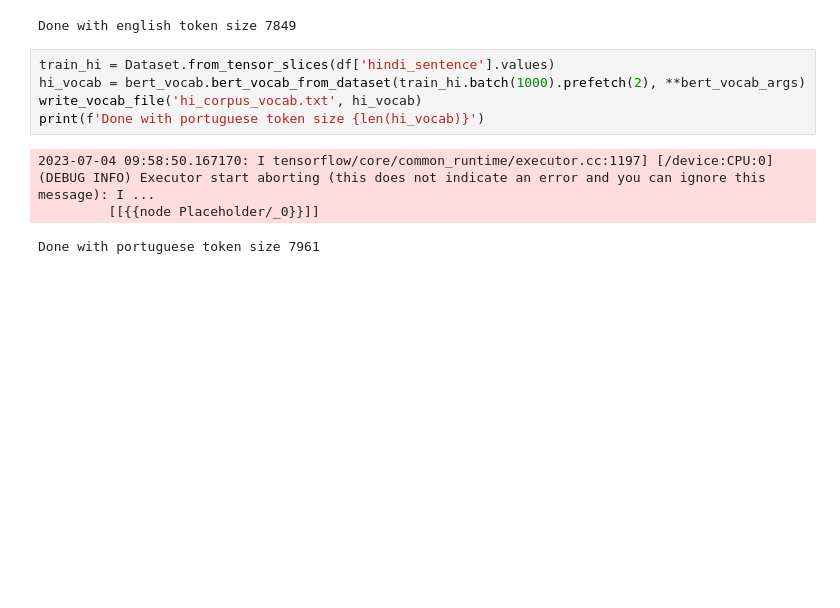
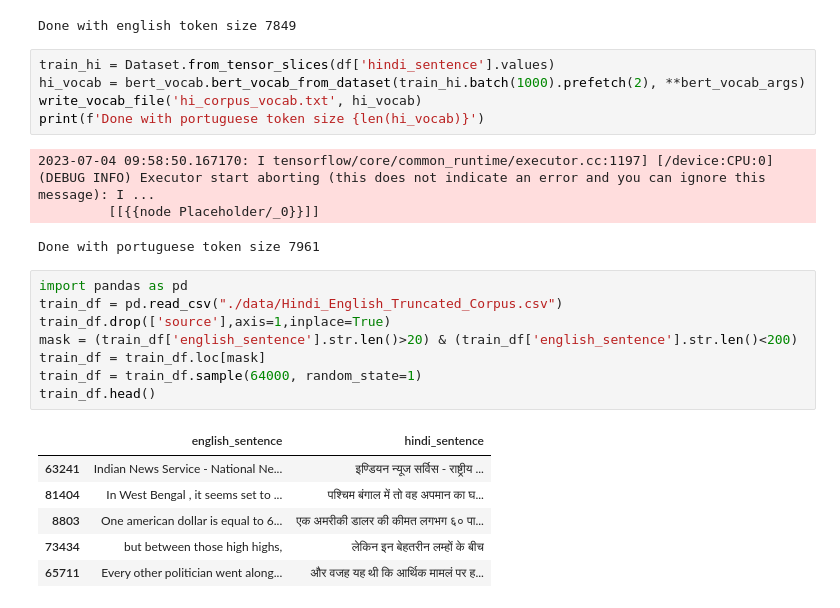
Before and after one commit to rkumar-bengaluru/attention-is-all-you-need, a Jupyter notebook: en_to_hi_transformer.ipynb, the cells around one changed output. Drawn from its saved outputs; the diff is of its cells as text; blank space fills up the shorter version.

```diff
--- a/en_to_hi_transformer.ipynb
+++ b/en_to_hi_transformer.ipynb
@@ -227,3 +236,18 @@ print(f'Done with portuguese token size {len(hi_vocab)}')
 2023-07-04 09:58:50.167170: I tensorflow/core/common_runtime/executor.cc:1197] [/device:CPU:0] (DEBUG INFO) Executor start aborting (this does not indicate an error and you can ignore this message): I ...
          [[{{node Placeholder/_0}}]]
 Done with portuguese token size 7961
+# %%
+import pandas as pd
+train_df = pd.read_csv("./data/Hindi_English_Truncated_Corpus.csv")
+train_df.drop(['source'],axis=1,inplace=True)
+mask = (train_df['english_sentence'].str.len()>20) & (train_df['english_sentence'].str.len()<200)
+train_df = train_df.loc[mask]
+train_df = train_df.sample(64000, random_state=1)
+train_df.head()
+# %% [output]
+|  | english_sentence | hindi_sentence |
+| 63241 | Indian News Service - National Ne... | इण्डियन न्यूज सर्विस - राष्ट्रीय ... |
+| 81404 | In West Bengal , it seems set to ... | पश्चिम बंगाल में तो वह अपमान का घ... |
+| 8803 | One american dollar is equal to 6... | एक अमरीकी डालर की कीमत लगभग ६० पा... |
+| 73434 | but between those high highs, | लेकिन इन बेहतरीन लम्हों के बीच |
+| 65711 | Every other politician went along... | और वजह यह थी कि आर्थिक मामलं पर ह... |
```
Also changed, not shown: parts of 1 cell of this notebook, 7 other files.
